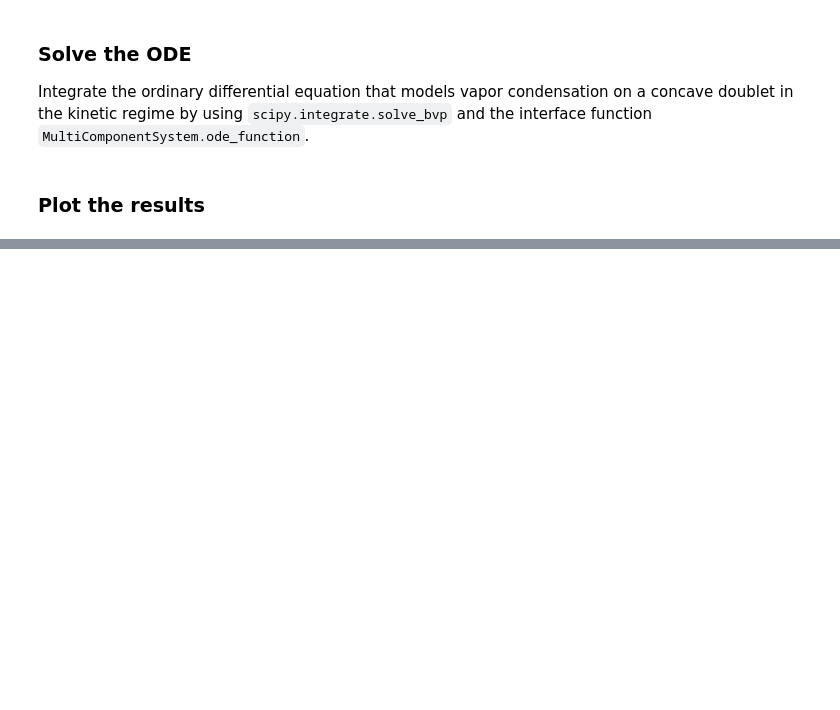
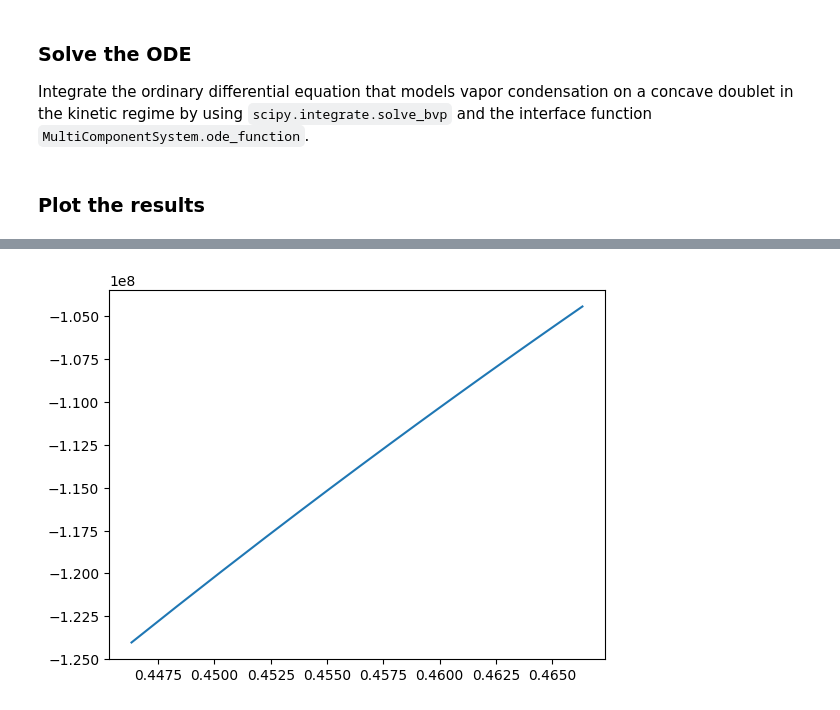
Before and after one commit to egor-demidov/multicomponent-condensation, a Jupyter notebook: two_components_catenoid.ipynb, the cells around one changed output, grey strips where cells are left out. Drawn from its saved outputs; the diff is of its cells as text; code cells hidden in the pictures; blank space fills up the shorter version.

```diff
--- a/two_components_catenoid.ipynb
+++ b/two_components_catenoid.ipynb
@@ -105,0 +116,7 @@ plt.show()
+# %%
+plt.figure()
+
+plt.plot(filling_angles, kappas)
+plt.show()
+# %% [output]
+[figure, added]
```
Also changed, not shown: parts of 4 cells of this notebook, 4 other files.
